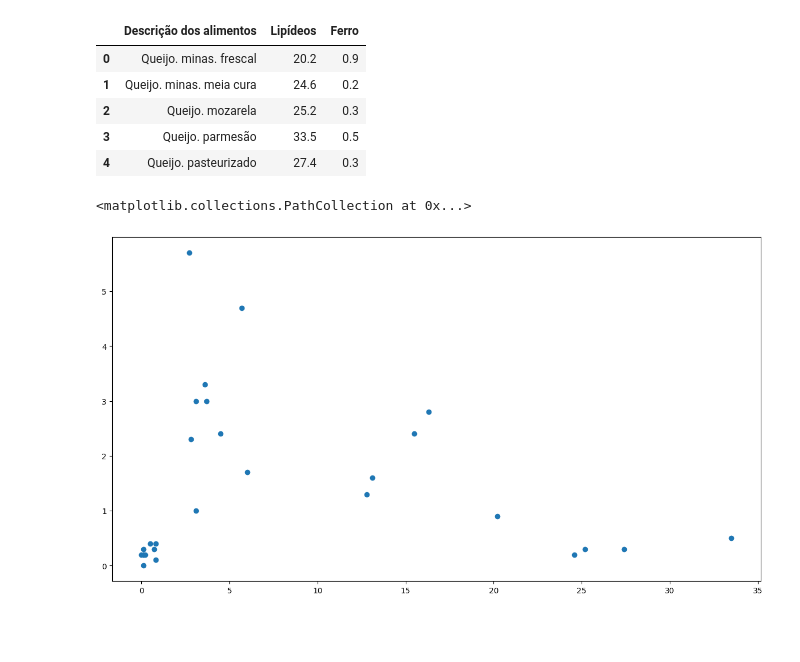
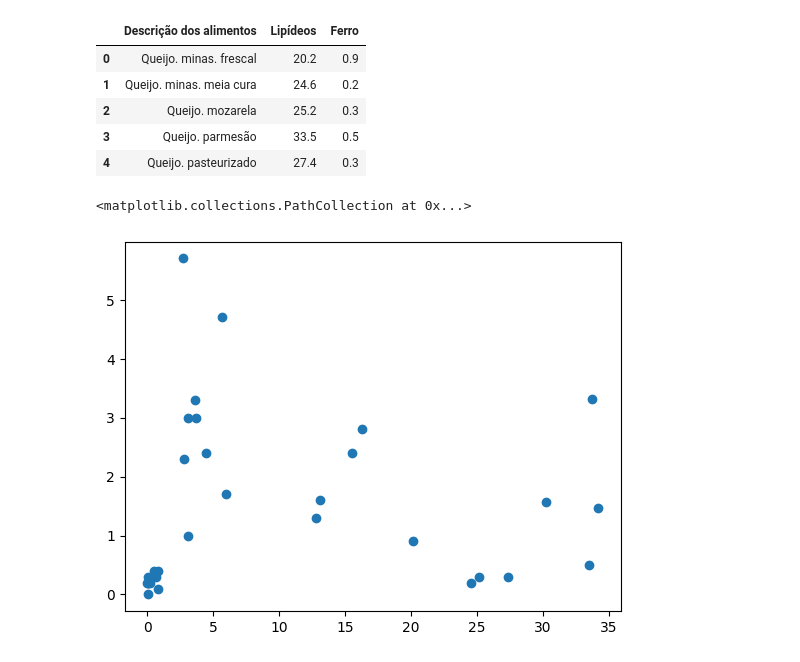
Before and after one commit to diegonogare/MachineLearning, a Jupyter notebook: 4.2_KMeans_Alimento.ipynb, the cells around one changed output. Cells and saved outputs as stored; diff of their text form; code cells hidden in the pictures; blank space fills up the shorter version.

```diff
--- a/4.2_KMeans_Alimento.ipynb
+++ b/4.2_KMeans_Alimento.ipynb
@@ -5,5 +9,6 @@ import pandas as pd
 # %%
-dados = pd.read_csv("https://raw.githubusercontent.com/diegonogare/MachineLearning/main/alimentos.csv", sep=';')
+#dados = pd.read_csv("https://raw.githubusercontent.com/diegonogare/MachineLearning/main/alimentos.csv", sep=';')
+dados = pd.read_csv("https://raw.githubusercontent.com/diegonogare/MachineLearning/main/alimentos2.csv", sep=';')
 # %%
 dados.describe()
 # %% [output]
@@ -39,9 +44,9 @@ dados.head()
 | 3 | Queijo. parmesão | 33.5 | 0.5 |
 | 4 | Queijo. pasteurizado | 27.4 | 0.3 |
 # %%
-plt.figure(figsize=(15,8))
+#plt.figure(figsize=(15,8))
 plt.scatter(dados['Lipídeos'],dados['Ferro'])
 # %% [output]
 <matplotlib.collections.PathCollection at 0x...>
-[figure, old version]
+[figure, new version]
 # %%
```
Also changed, not shown: parts of 15 cells of this notebook.
